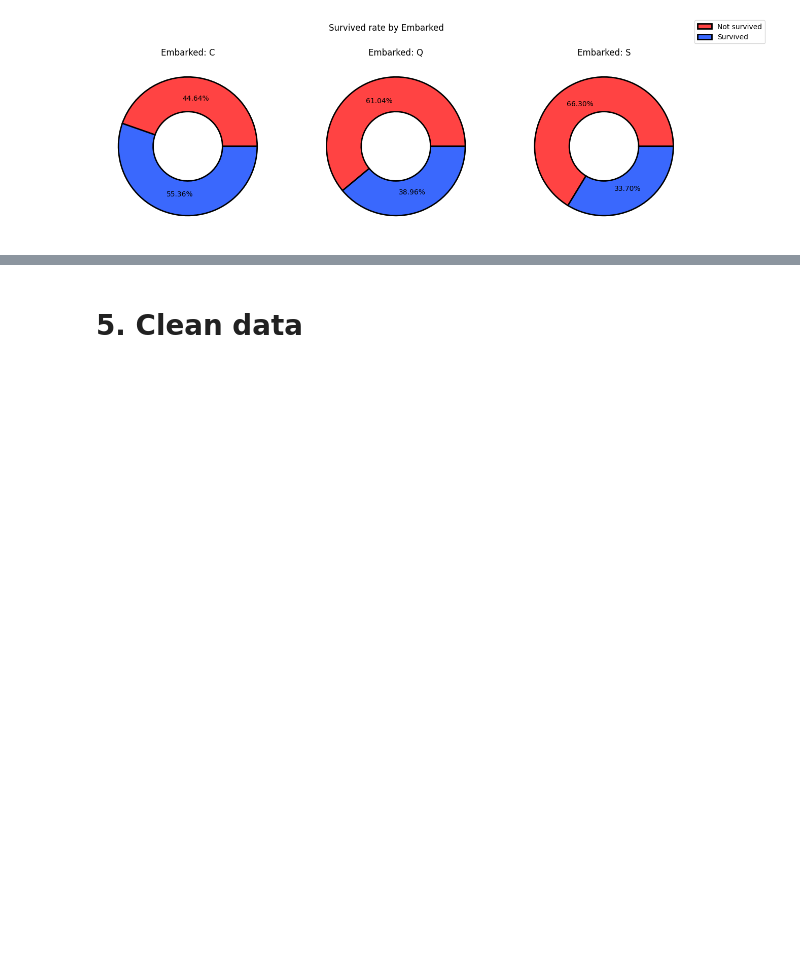
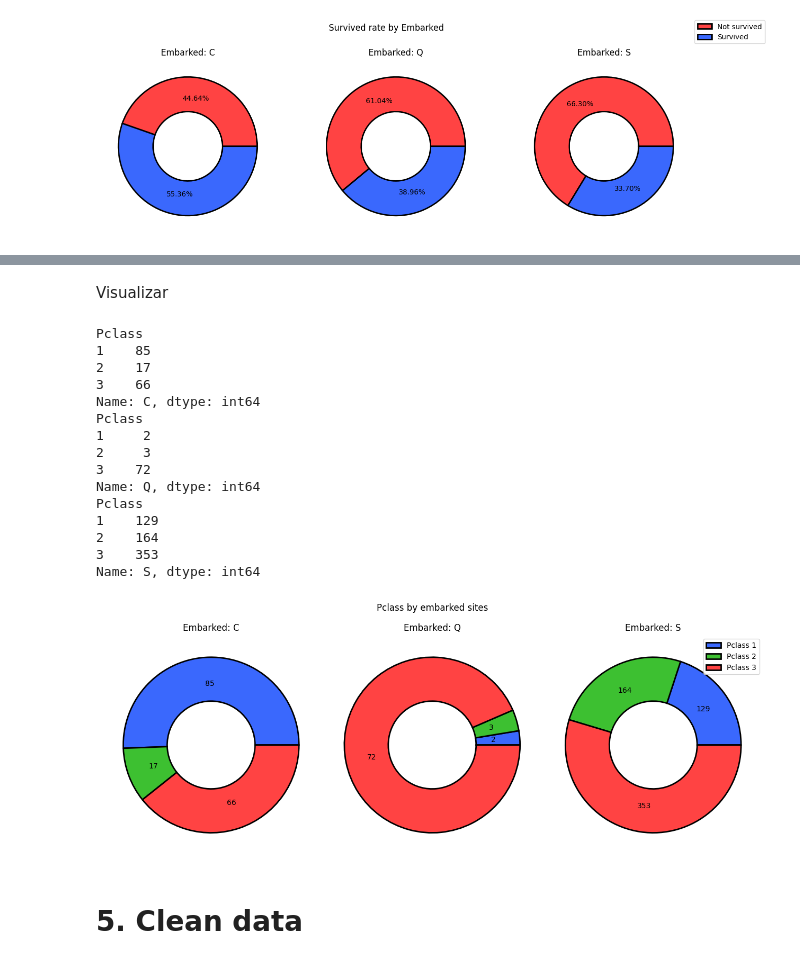
Before and after one commit to charligram/2_titanic, a Jupyter notebook: notebooks/01_EDA.ipynb, the cells around one changed output, grey strips where cells are left out. Saved outputs shown, nothing was run; the diff lists cells and outputs as text; code cells hidden in the pictures; blank space fills up the shorter version.

```diff
--- a/notebooks/01_EDA.ipynb
+++ b/notebooks/01_EDA.ipynb
@@ -824,0 +828,3 @@ plt.show()
+# %%
+value_counts_of_pclass_by_embarked = df.groupby('Embarked')['Pclass'].value_counts().unstack()
+value_counts_of_pclass_by_embarked
@@ -824,0 +837,3 @@ plt.show()
+# %%
+for embarked_site in value_counts_of_pclass_by_embarked.index:
+    print(value_counts_of_pclass_by_embarked.loc[embarked_site])
@@ -825,3 +856,55 @@ plt.show()
+# %% [markdown]
+Visualizar
+# %%
+fig, ax = plt.subplots(1, 3, figsize=(15, 5))
+
+for i, embarked_site in enumerate(value_counts_of_pclass_by_embarked.index):
+
+    embarked_group_pclass = value_counts_of_pclass_by_embarked.loc[embarked_site].reindex([1, 2, 3])
+    print(embarked_group_pclass)
+
+    ax[i].pie(
+        embarked_group_pclass,
+        # Función lambda para convertir los % a número crudos utilizando regla de 3, redondeando y dejando 0 decimales.
+        autopct=lambda pct: f'{np.round((pct * embarked_group_pclass.sum()) / 100):.0f}',
+        colors=[SURVIVED_COLORS[1], "#3DC031", SURVIVED_COLORS[0]],
+        wedgeprops={
+            'width': 0.5,
+            'edgecolor': 'black',
+            'linewidth': 2
+        },
+        pctdistance=0.7
+    )
+
+    ax[i].set_title(f'Embarked: {embarked_site}')
+
+fig.suptitle('Pclass by embarked sites')
+
+fig.subplots_adjust(-0.5)
+
+plt.tight_layout()
+
+plt.legend(['Pclass 1', 'Pclass 2', 'Pclass 3'])
+
+plt.savefig(FIGURES_PATH / '14_pclass_by_embarked.png', bbox_inches='tight')
+plt.show()
+# %% [output]
+Pclass
+1    85
+2    17
+3    66
+Name: C, dtype: int64
+Pclass
+1     2
+2     3
+3    72
+Name: Q, dtype: int64
+Pclass
+1    129
+2    164
+3    353
+Name: S, dtype: int64
+[figure, added]
 # %% [markdown]
 # 5. Clean data
 # %% [markdown]
```
Also changed, not shown: parts of 4 cells of this notebook, 3 other files.
